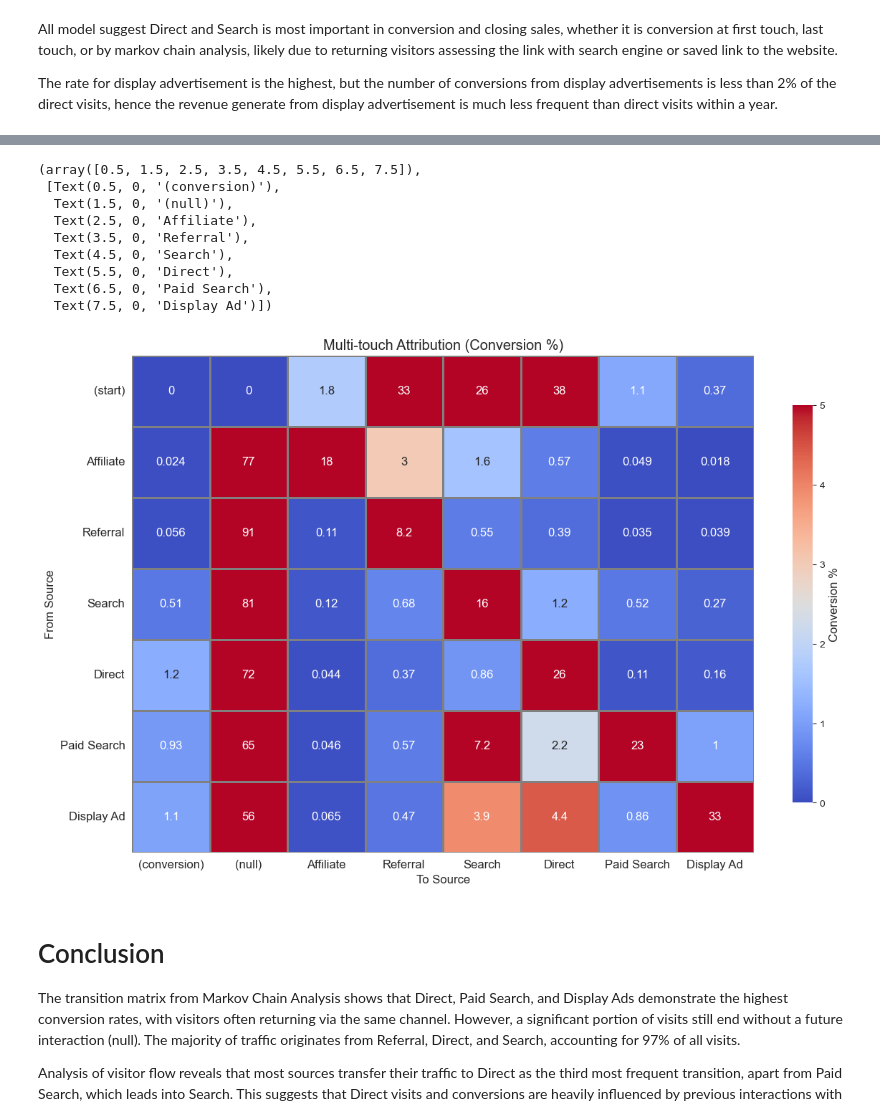
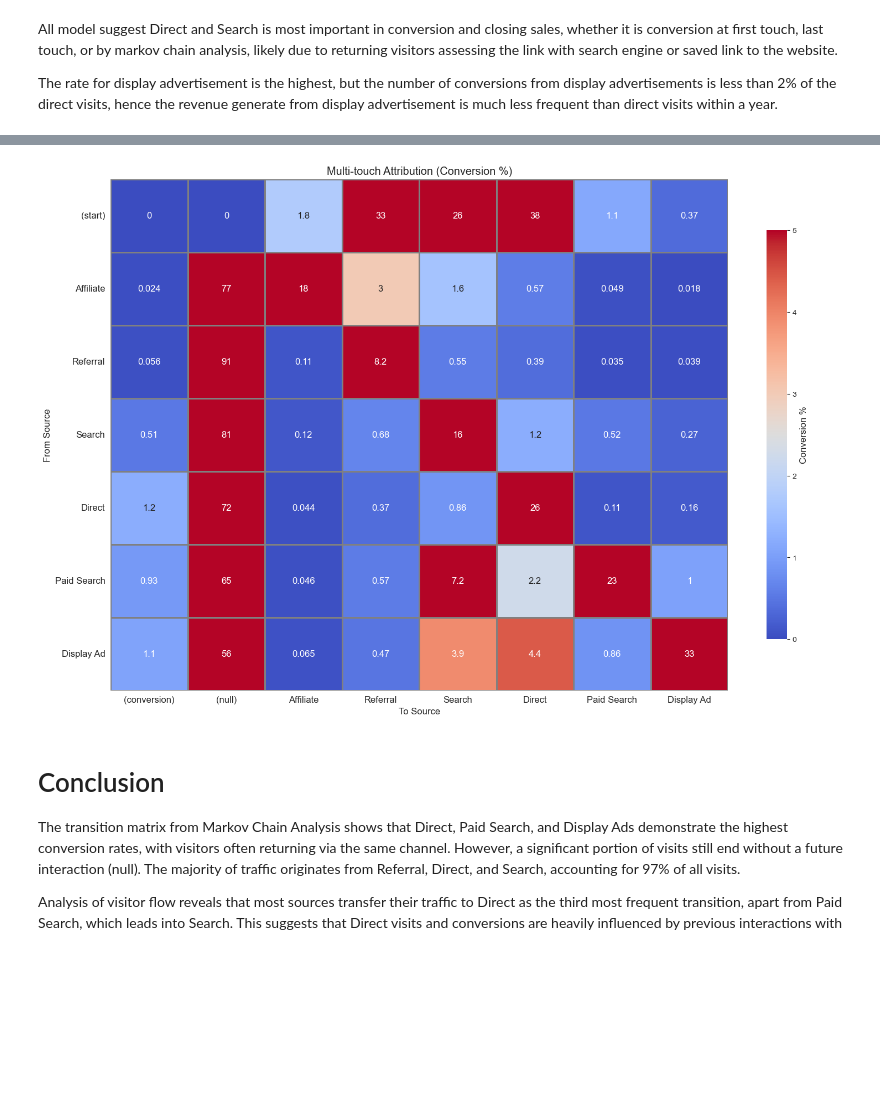
Before and after one commit to edwinciw/Google-Merchandise-Traffic-Analysis, a Jupyter notebook: Multi-touch Attribution.ipynb, the cells around one changed output, grey strips where cells are left out. Drawn from its saved outputs; the diff is of its cells as text; code cells hidden in the pictures; blank space fills up the shorter version.

```diff
--- a/Multi-touch Attribution.ipynb
+++ b/Multi-touch Attribution.ipynb
@@ -379,34 +380,28 @@ The provided callable <function sum at 0x...> is currently using DataFrameGroupB
 # %%
 import matplotlib.style as style
 
 #Heat map for transition probabilities in percentage in the data set
-fig = plt.figure(figsize = (14,9))
+fig = plt.figure(figsize=(18, 12))
 style.use('ggplot')
 sns.set_style('whitegrid')
 
 sns.heatmap(matrix * 100,
             cmap=sns.color_palette("coolwarm", as_cmap=True),  # Use a diverging colormap
             vmin=0, vmax=5,  # Normalize colormap to range from 0 to 1
             annot=True, center= 2.5, annot_kws={'size': 12}, cbar=True,  # Ensure center at 0.5 for visual balance
             linewidths=1, linecolor='gray',  # Add gridlines between cells
             cbar_kws={"shrink": 0.8, "label": "Conversion %"}  # Shrink the color bar a bit for better visibility
 )
 plt.title('Multi-touch Attribution (Conversion %)')
 plt.xlabel("To Source")
 plt.ylabel("From Source")
 plt.yticks(rotation=0, fontsize = 12)
 plt.xticks(fontsize = 12)
+
+# Save the figure
+plt.savefig("transition_matrix.svg", dpi=300, bbox_inches='tight')
 # %% [output]
-(array([0.5, 1.5, 2.5, 3.5, 4.5, 5.5, 6.5, 7.5]),
- [Text(0.5, 0, '(conversion)'),
-  Text(1.5, 0, '(null)'),
-  Text(2.5, 0, 'Affiliate'),
-  Text(3.5, 0, 'Referral'),
-  Text(4.5, 0, 'Search'),
-  Text(5.5, 0, 'Direct'),
-  Text(6.5, 0, 'Paid Search'),
-  Text(7.5, 0, 'Display Ad')])
-[figure, old version]
+[figure, new version]
 # %% [markdown]
 # Conclusion
 
```
Also changed, not shown: parts of 6 cells of this notebook, 1 other file.
